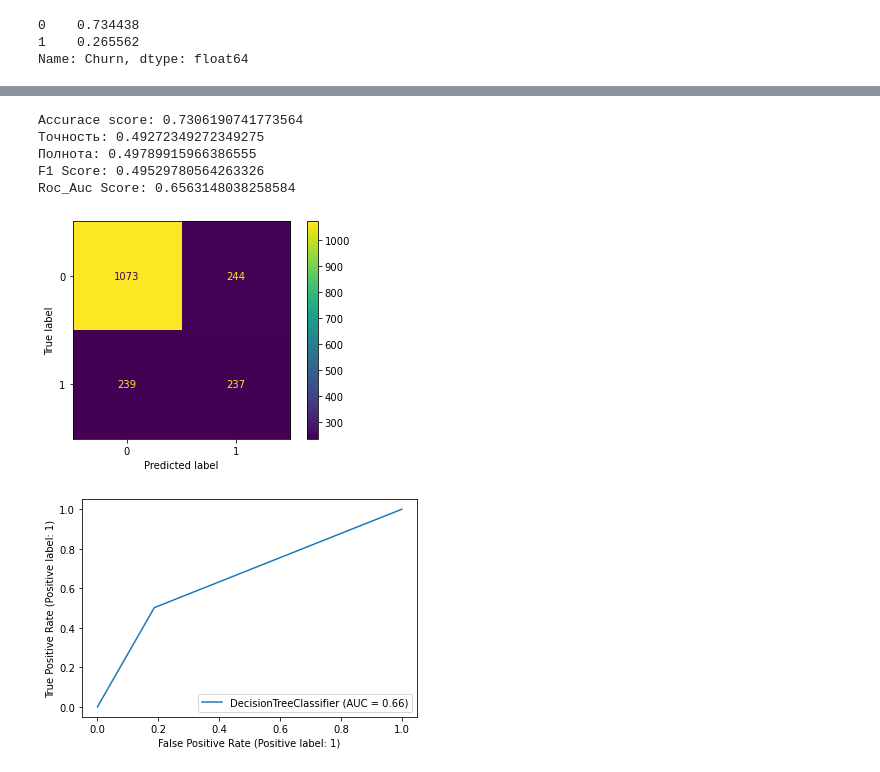
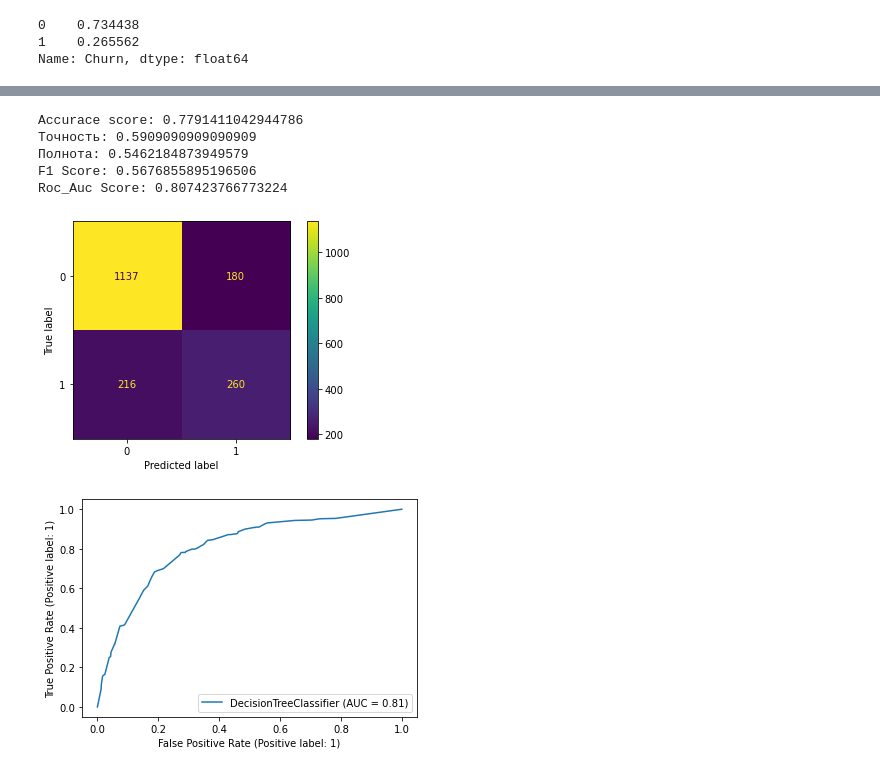
Before and after one commit to vorontsovdg/SB_CourceworkML_1, a Jupyter notebook: CourceWork_Analytics.ipynb, the cells around one changed output, grey strips where cells are left out. Saved outputs shown, nothing was run; the diff lists cells and outputs as text; code cells hidden in the pictures.

```diff
--- a/CourceWork_Analytics.ipynb
+++ b/CourceWork_Analytics.ipynb
@@ -149,15 +121,14 @@ Roc_Auc Score: 0.7186166038169254
 # %%
-dtc = DecisionTreeClassifier(random_state=42)
+dtc = DecisionTreeClassifier(random_state=42, criterion='entropy', max_depth=7, min_samples_split=5)
 dtc.fit(x_train, y_train)
 y_pred = dtc.predict(x_test)
+eval_model(dtc, x_test, y_test)
+# %% [output]
+Accurace score: 0.7791411042944786
+Точность: 0.5909090909090909
+Полнота: 0.5462184873949579
+F1 Score: 0.5676855895196506
+Roc_Auc Score: 0.807423766773224
+[figure, added]
+[figure, added]
-# %%
-eval_model(dtc, x_test, y_test)
-# %% [output]
-Accurace score: 0.7306190741773564
-Точность: 0.49272349272349275
-Полнота: 0.49789915966386555
-F1 Score: 0.49529780564263326
-Roc_Auc Score: 0.6563148038258584
-[figure, removed]
-[figure, removed]
 # %%
```
Also changed, not shown: parts of 23 cells of this notebook, 1 other file.
